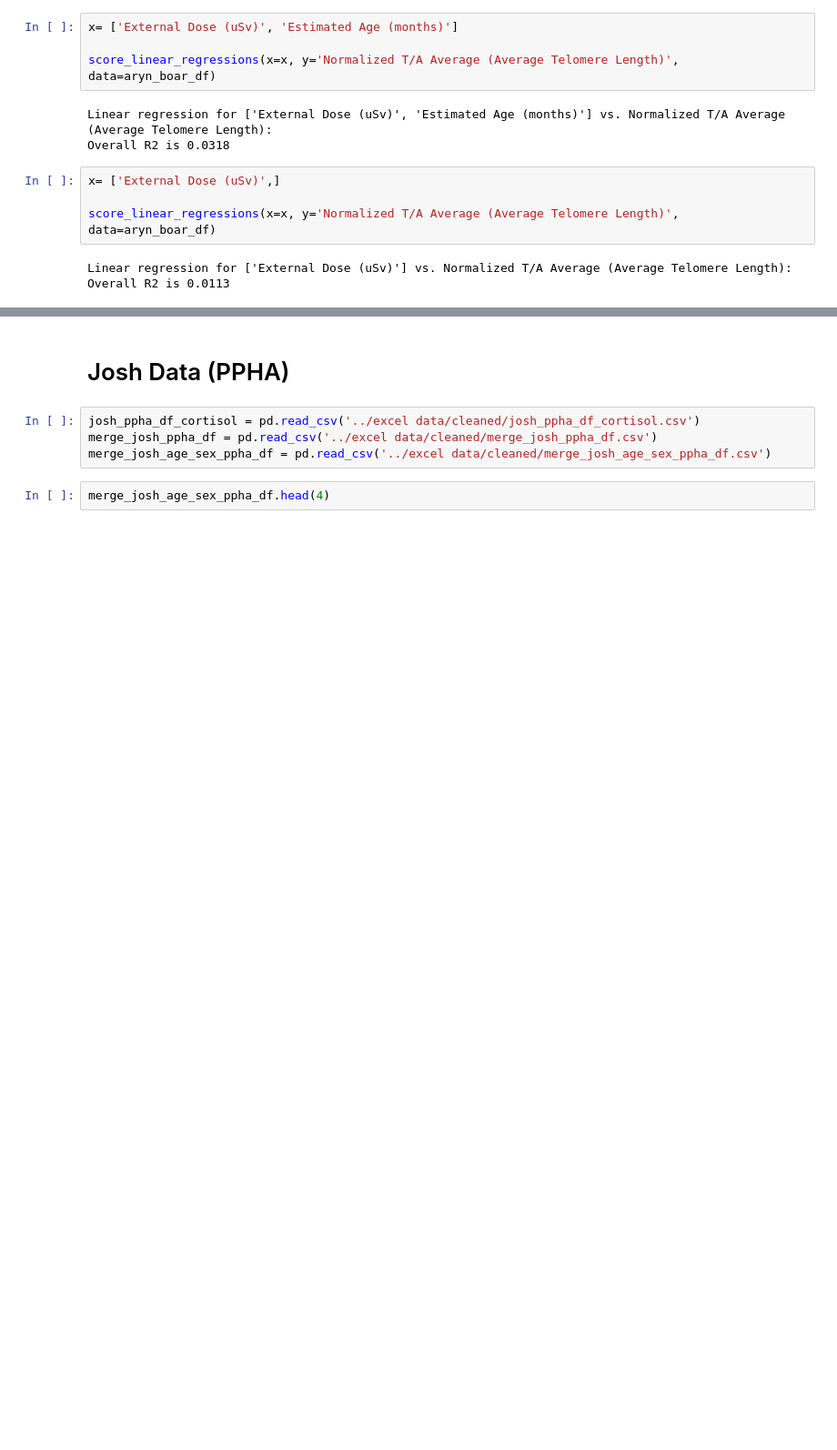
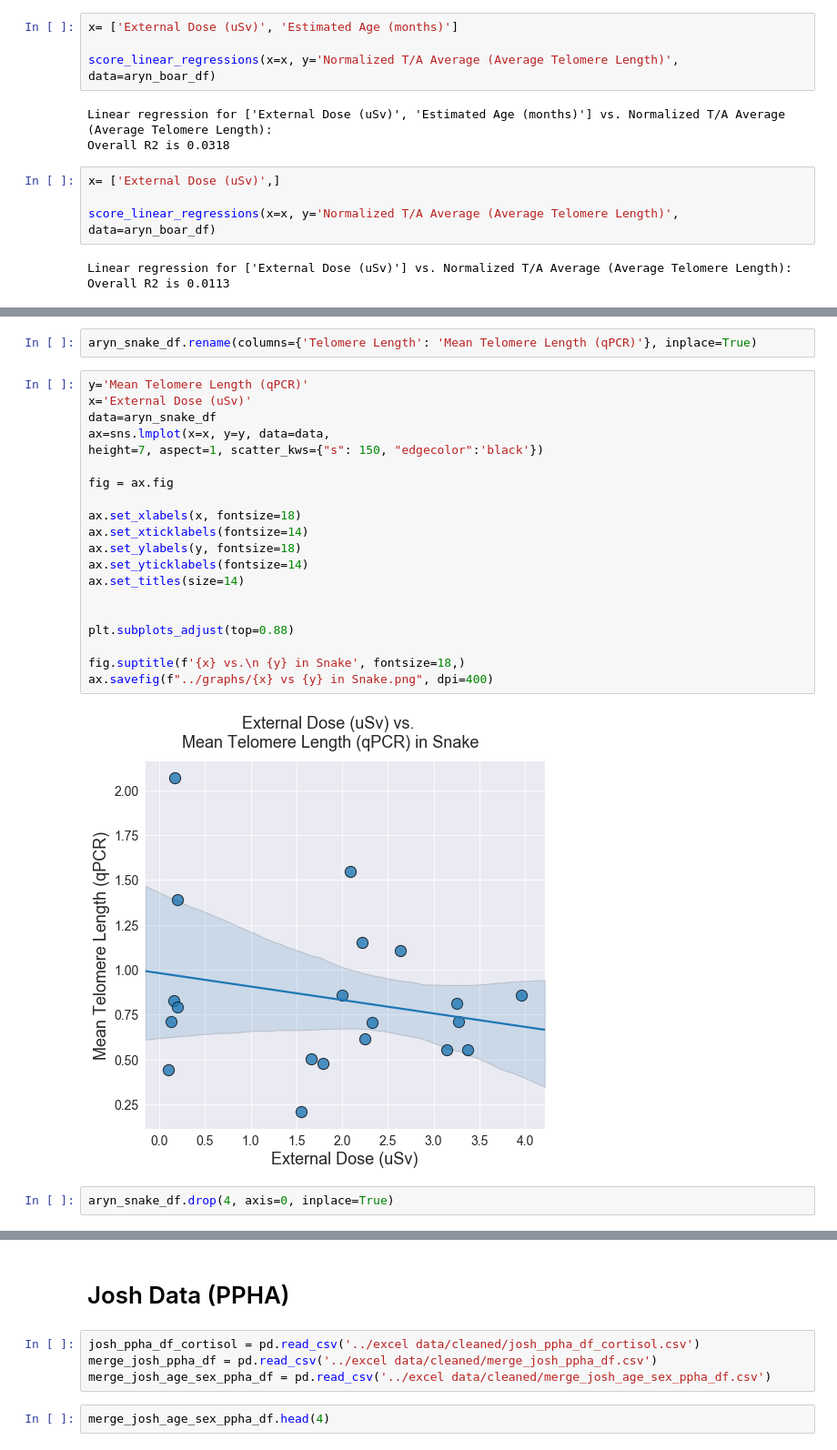
Before and after one commit to Jared-Luxton/Fukushima-Nuclear-Disaster-Humans, a Jupyter notebook: workflow & analyses notebooks/02_Fukushima_Project_Visualization_and_Statistics.ipynb, the cells around one changed output, grey strips where cells are left out. Shown at 91% size. Drawn from its saved outputs; the diff is of its cells as text; blank space fills up the shorter version.

```diff
--- a/workflow & analyses notebooks/02_Fukushima_Project_Visualization_and_Statistics.ipynb
+++ b/workflow & analyses notebooks/02_Fukushima_Project_Visualization_and_Statistics.ipynb
@@ -411,0 +416,26 @@ sns.lmplot(x='Telomere Length', y='External Dose (uSv)',
+# %%
+aryn_snake_df.rename(columns={'Telomere Length': 'Mean Telomere Length (qPCR)'}, inplace=True)
+# %%
+y='Mean Telomere Length (qPCR)'
+x='External Dose (uSv)'
+data=aryn_snake_df
+ax=sns.lmplot(x=x, y=y, data=data,
+height=7, aspect=1, scatter_kws={"s": 150, "edgecolor":'black'})
+
+fig = ax.fig
+
+ax.set_xlabels(x, fontsize=18)
+ax.set_xticklabels(fontsize=14)
+ax.set_ylabels(y, fontsize=18)
+ax.set_yticklabels(fontsize=14)
+ax.set_titles(size=14)
+
+
+plt.subplots_adjust(top=0.88)
+
+fig.suptitle(f'{x} vs.\n {y} in Snake', fontsize=18,)
+ax.savefig(f"../graphs/{x} vs {y} in Snake.png", dpi=400)
+# %% [output]
+[figure, added]
+# %%
+aryn_snake_df.drop(4, axis=0, inplace=True)
```
Also changed, not shown: parts of 7 cells of this notebook.
